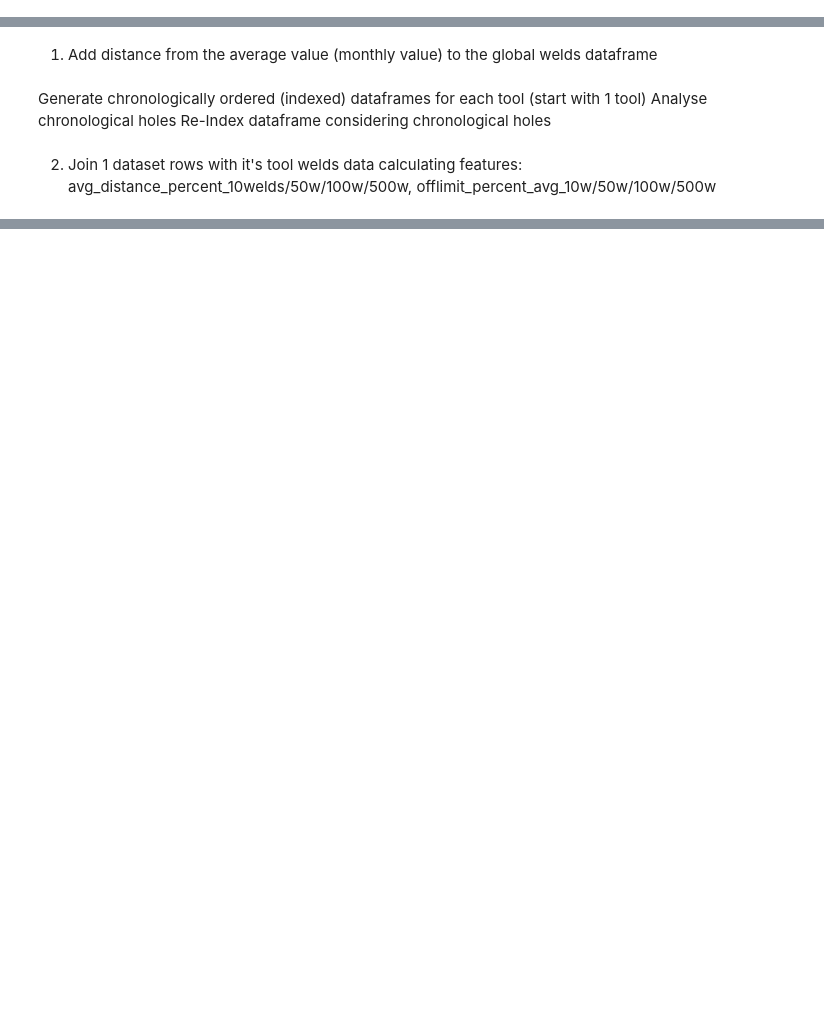
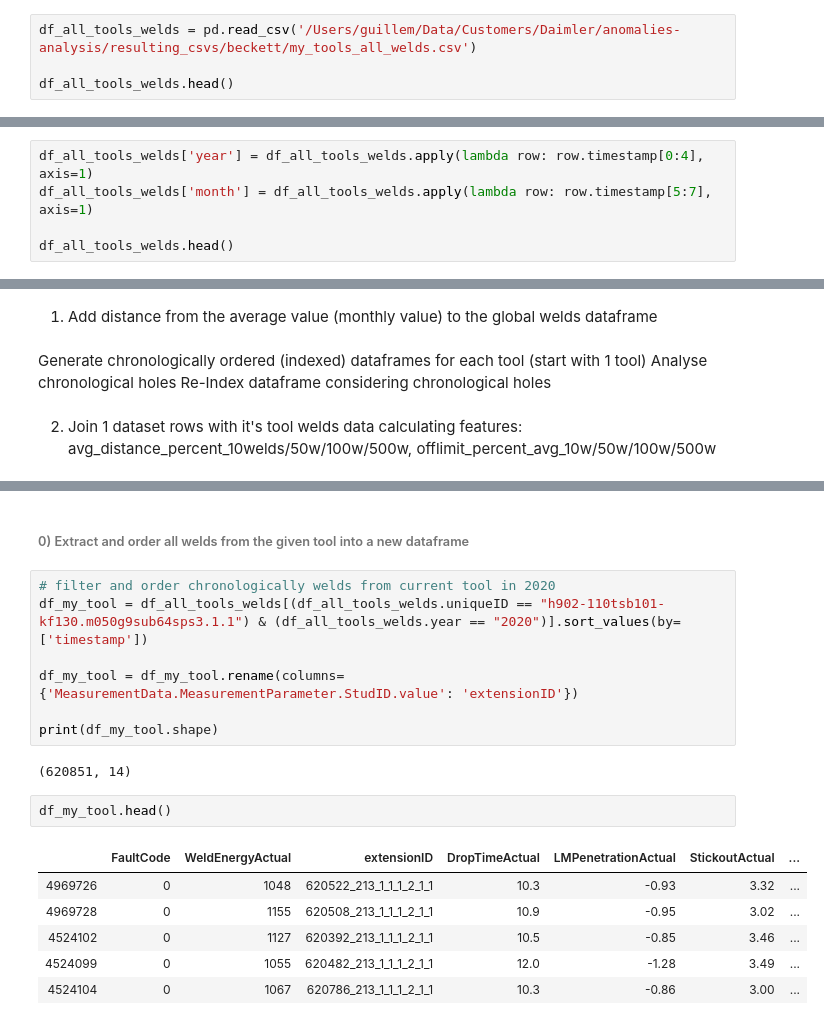
Before and after one commit to guillemvidalfite/ml-utils, a Jupyter notebook: daimler_feature_engineering/notebooks/Prepare_Reference_Features.ipynb, the cells around one changed output, grey strips where cells are left out. Cells and saved outputs as stored; diff of their text form; blank space fills up the shorter version.

```diff
--- a/daimler_feature_engineering/notebooks/Prepare_Reference_Features.ipynb
+++ b/daimler_feature_engineering/notebooks/Prepare_Reference_Features.ipynb
@@ -53,0 +56,4 @@ df_references.head()
+# %%
+df_all_tools_welds = pd.read_csv('/Users/guillem/Data/Customers/Daimler/anomalies-analysis/resulting_csvs/beckett/my_tools_all_welds.csv')
+
+df_all_tools_welds.head()
@@ -53,0 +69,5 @@ df_references.head()
+# %%
+df_all_tools_welds['year'] = df_all_tools_welds.apply(lambda row: row.timestamp[0:4], axis=1)
+df_all_tools_welds['month'] = df_all_tools_welds.apply(lambda row: row.timestamp[5:7], axis=1)
+
+df_all_tools_welds.head()
@@ -61,0 +97,20 @@ Re-Index dataframe considering chronological holes
+# %% [markdown]
+###### 0) Extract and order all welds from the given tool into a new dataframe
+# %%
+# filter and order chronologically welds from current tool in 2020
+df_my_tool = df_all_tools_welds[(df_all_tools_welds.uniqueID == "h902-110tsb101-kf130.m050g9sub64sps3.1.1") & (df_all_tools_welds.year == "2020")].sort_values(by=['timestamp'])
+
+df_my_tool = df_my_tool.rename(columns={'MeasurementData.MeasurementParameter.StudID.value': 'extensionID'})
+
+print(df_my_tool.shape)
+# %% [output]
+(620851, 14)
+# %%
+df_my_tool.head()
+# %% [output]
+|  | FaultCode | WeldEnergyActual | extensionID | DropTimeActual | LMPenetrationActual | StickoutActual | ... |
+| 4969726 | 0 | 1048 | 620522_213_1_1_1_2_1_1 | 10.3 | -0.93 | 3.32 | ... |
+| 4969728 | 0 | 1155 | 620508_213_1_1_1_2_1_1 | 10.9 | -0.95 | 3.02 | ... |
+| 4524102 | 0 | 1127 | 620392_213_1_1_1_2_1_1 | 10.5 | -0.85 | 3.46 | ... |
+| 4524099 | 0 | 1055 | 620482_213_1_1_1_2_1_1 | 12.0 | -1.28 | 3.49 | ... |
+| 4524104 | 0 | 1067 | 620786_213_1_1_1_2_1_1 | 10.3 | -0.86 | 3.00 | ... |
```
Also changed, not shown: parts of 6 cells of this notebook, 3 other files.
